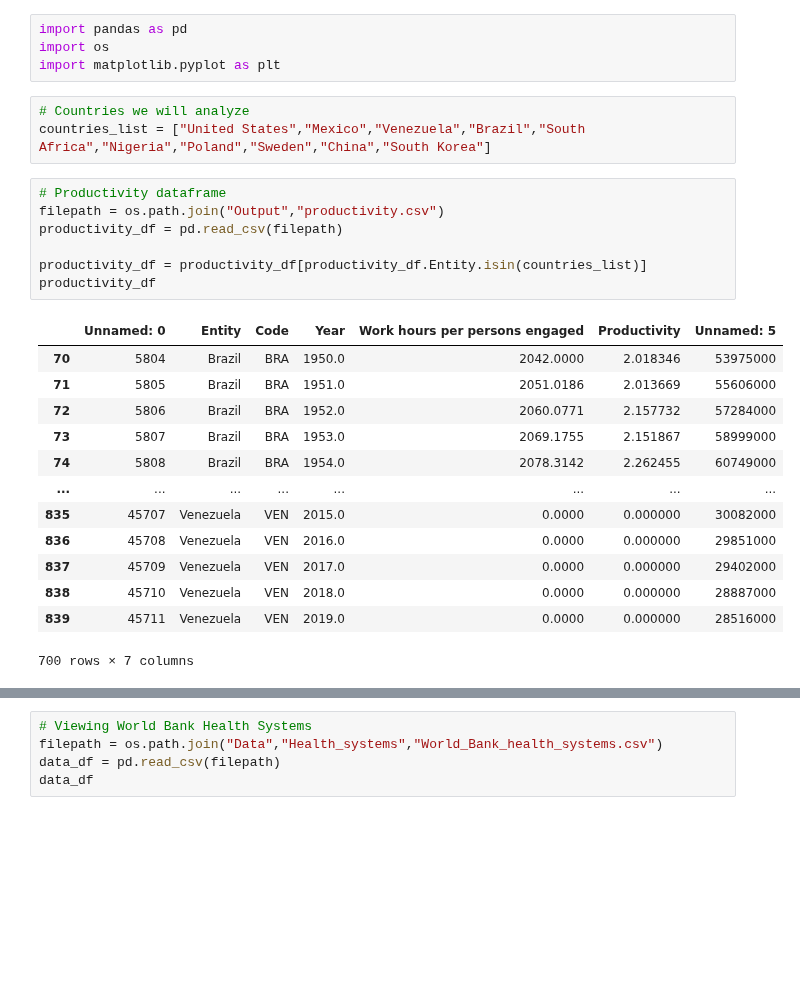
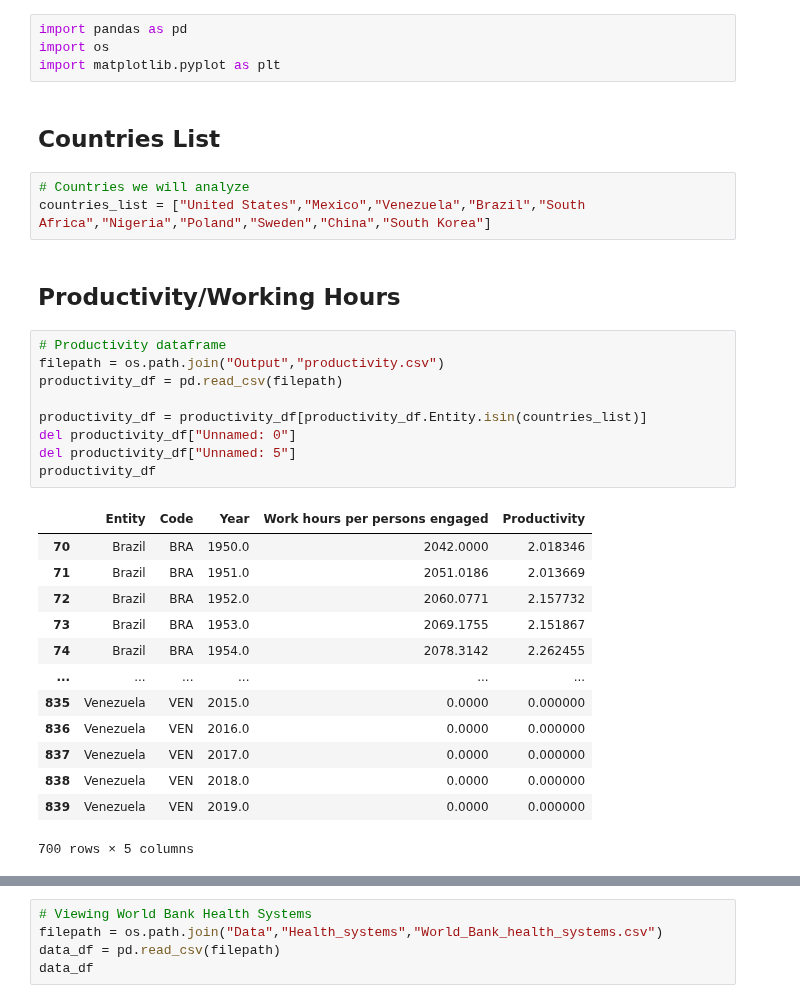
Before and after one commit to JeremyBrent/RUDS_project_1, a Jupyter notebook: Data_analysis.ipynb, the cells around one changed output, grey strips where cells are left out. Cells and saved outputs as stored; diff of their text form; blank space fills up the shorter version.

```diff
--- a/Data_analysis.ipynb
+++ b/Data_analysis.ipynb
@@ -2,27 +2,33 @@
 import pandas as pd
 import os
 import matplotlib.pyplot as plt
+# %% [markdown]
+## Countries List
 # %%
 # Countries we will analyze
 countries_list = ["United States","Mexico","Venezuela","Brazil","South Africa","Nigeria","Poland","Sweden","China","South Korea"]
+# %% [markdown]
+## Productivity/Working Hours
 # %%
 # Productivity dataframe
 filepath = os.path.join("Output","productivity.csv")
 productivity_df = pd.read_csv(filepath)
 
 productivity_df = productivity_df[productivity_df.Entity.isin(countries_list)]
+del productivity_df["Unnamed: 0"]
+del productivity_df["Unnamed: 5"]
 productivity_df
 # %% [output]
-|  | Unnamed: 0 | Entity | Code | Year | Work hours per persons engaged | Productivity | Unnamed: 5 |
-| 70 | 5804 | Brazil | BRA | 1950.0 | 2042.0000 | 2.018346 | 53975000 |
-| 71 | 5805 | Brazil | BRA | 1951.0 | 2051.0186 | 2.013669 | 55606000 |
-| 72 | 5806 | Brazil | BRA | 1952.0 | 2060.0771 | 2.157732 | 57284000 |
-| 73 | 5807 | Brazil | BRA | 1953.0 | 2069.1755 | 2.151867 | 58999000 |
-| 74 | 5808 | Brazil | BRA | 1954.0 | 2078.3142 | 2.262455 | 60749000 |
-| ... | ... | ... | ... | ... | ... | ... | ... |
-| 835 | 45707 | Venezuela | VEN | 2015.0 | 0.0000 | 0.000000 | 30082000 |
-| 836 | 45708 | Venezuela | VEN | 2016.0 | 0.0000 | 0.000000 | 29851000 |
-| 837 | 45709 | Venezuela | VEN | 2017.0 | 0.0000 | 0.000000 | 29402000 |
-| 838 | 45710 | Venezuela | VEN | 2018.0 | 0.0000 | 0.000000 | 28887000 |
-| 839 | 45711 | Venezuela | VEN | 2019.0 | 0.0000 | 0.000000 | 28516000 |
+|  | Entity | Code | Year | Work hours per persons engaged | Productivity |
+| 70 | Brazil | BRA | 1950.0 | 2042.0000 | 2.018346 |
+| 71 | Brazil | BRA | 1951.0 | 2051.0186 | 2.013669 |
+| 72 | Brazil | BRA | 1952.0 | 2060.0771 | 2.157732 |
+| 73 | Brazil | BRA | 1953.0 | 2069.1755 | 2.151867 |
+| 74 | Brazil | BRA | 1954.0 | 2078.3142 | 2.262455 |
+| ... | ... | ... | ... | ... | ... |
+| 835 | Venezuela | VEN | 2015.0 | 0.0000 | 0.000000 |
+| 836 | Venezuela | VEN | 2016.0 | 0.0000 | 0.000000 |
+| 837 | Venezuela | VEN | 2017.0 | 0.0000 | 0.000000 |
+| 838 | Venezuela | VEN | 2018.0 | 0.0000 | 0.000000 |
+| 839 | Venezuela | VEN | 2019.0 | 0.0000 | 0.000000 |
-700 rows × 7 columns
+700 rows × 5 columns
```
Also changed, not shown: parts of 14 cells of this notebook, 1 other file.
